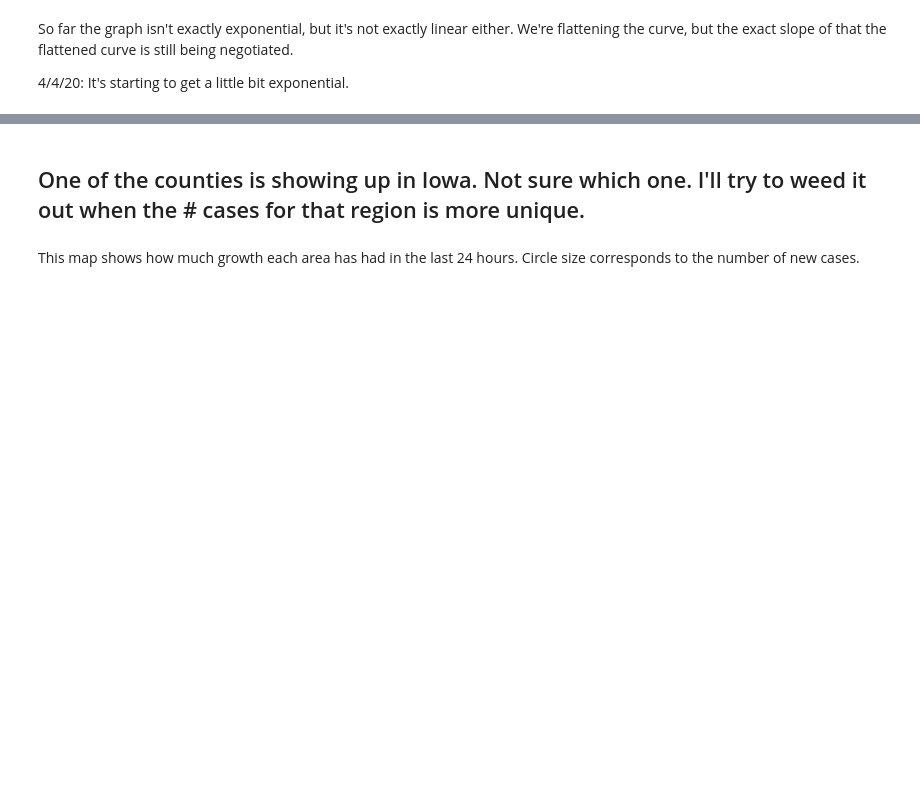
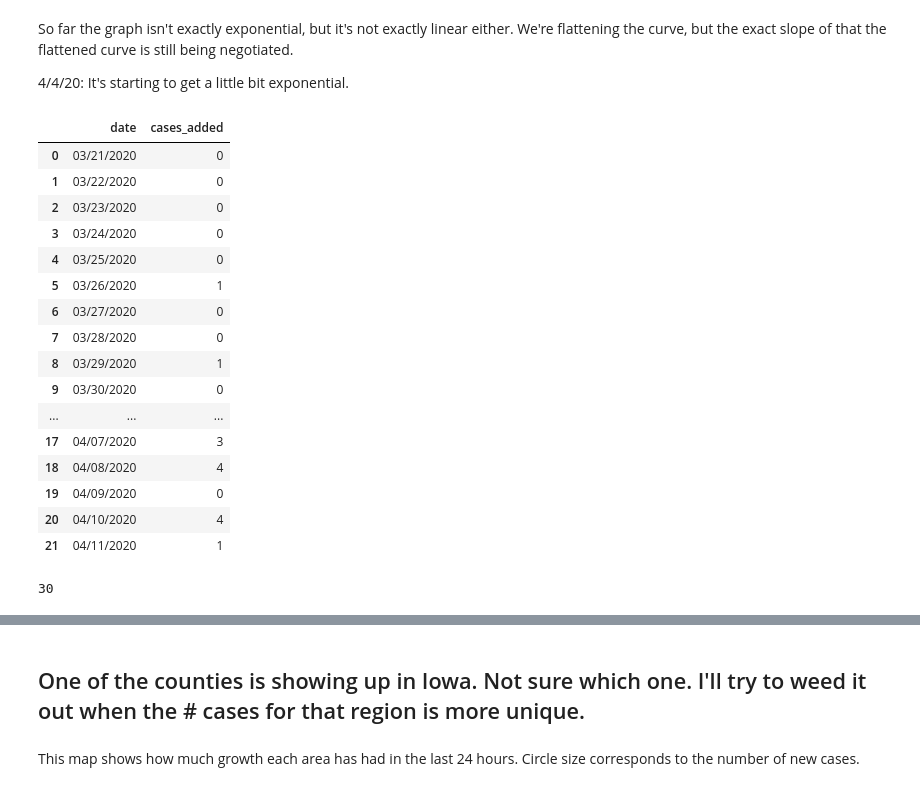
Before and after one commit to treytomes/covid-19-tracking, a Jupyter notebook: Virus Tracking.ipynb, the cells around one changed output, grey strips where cells are left out. Saved outputs shown, nothing was run; the diff lists cells and outputs as text; code cells hidden in the pictures; blank space fills up the shorter version.

```diff
--- a/Virus Tracking.ipynb
+++ b/Virus Tracking.ipynb
@@ -185,3 +189,53 @@ alt.Chart(totals, title="The Curve to Flatten").mark_line().encode(
 So far the graph isn't exactly exponential, but it's not exactly linear either.  We're flattening the curve, but the exact slope of that the flattened curve is still being negotiated.
 
 4/4/20: It's starting to get a little bit exponential.
+# %%
+county_name = "Nacogdoches"
+
+deltas = []
+prevdate = min_date
+currdate = prevdate + dt.timedelta(days=1)
+while currdate <= max_date:
+    currdate_text = datestamp(currdate)
+    prevdate_text = datestamp(prevdate)
+
+    currdate_total = df_num_cases.loc[(df_num_cases["county"] == county_name) & (df_num_cases["date"] == currdate_text)]["num_cases"].astype('int32').sum()
+    prevdate_total = df_num_cases.loc[(df_num_cases["county"] == county_name) & (df_num_cases["date"] == prevdate_text)]["num_cases"].astype('int32').sum()
+
+    deltas.append({
+        "date": currdate_text,
+        "cases_added": currdate_total - prevdate_total
+    })
+
+    prevdate = currdate
+    currdate = prevdate + dt.timedelta(days=1)
+
+df_deltas = pd.DataFrame(deltas)
+display(df_deltas)
+
+import altair as alt
+alt.Chart(df_deltas, title=f"Cases Added per Day ({county_name})").mark_bar().encode(
+    x=alt.X('date', bin=False),
+    y='cases_added'
+)
+
+display(df_num_cases.loc[(df_num_cases["county"] == county_name) & (df_num_cases["date"] == currdate_text)]["num_cases"].astype('int32').sum())
+# %% [output]
+|  | date | cases_added |
+| 0 | 03/21/2020 | 0 |
+| 1 | 03/22/2020 | 0 |
+| 2 | 03/23/2020 | 0 |
+| 3 | 03/24/2020 | 0 |
+| 4 | 03/25/2020 | 0 |
+| 5 | 03/26/2020 | 1 |
+| 6 | 03/27/2020 | 0 |
+| 7 | 03/28/2020 | 0 |
+| 8 | 03/29/2020 | 1 |
+| 9 | 03/30/2020 | 0 |
+| ... | ... | ... |
+| 17 | 04/07/2020 | 3 |
+| 18 | 04/08/2020 | 4 |
+| 19 | 04/09/2020 | 0 |
+| 20 | 04/10/2020 | 4 |
+| 21 | 04/11/2020 | 1 |
+30
```
Also changed, not shown: parts of 8 cells of this notebook, 1 other file.
